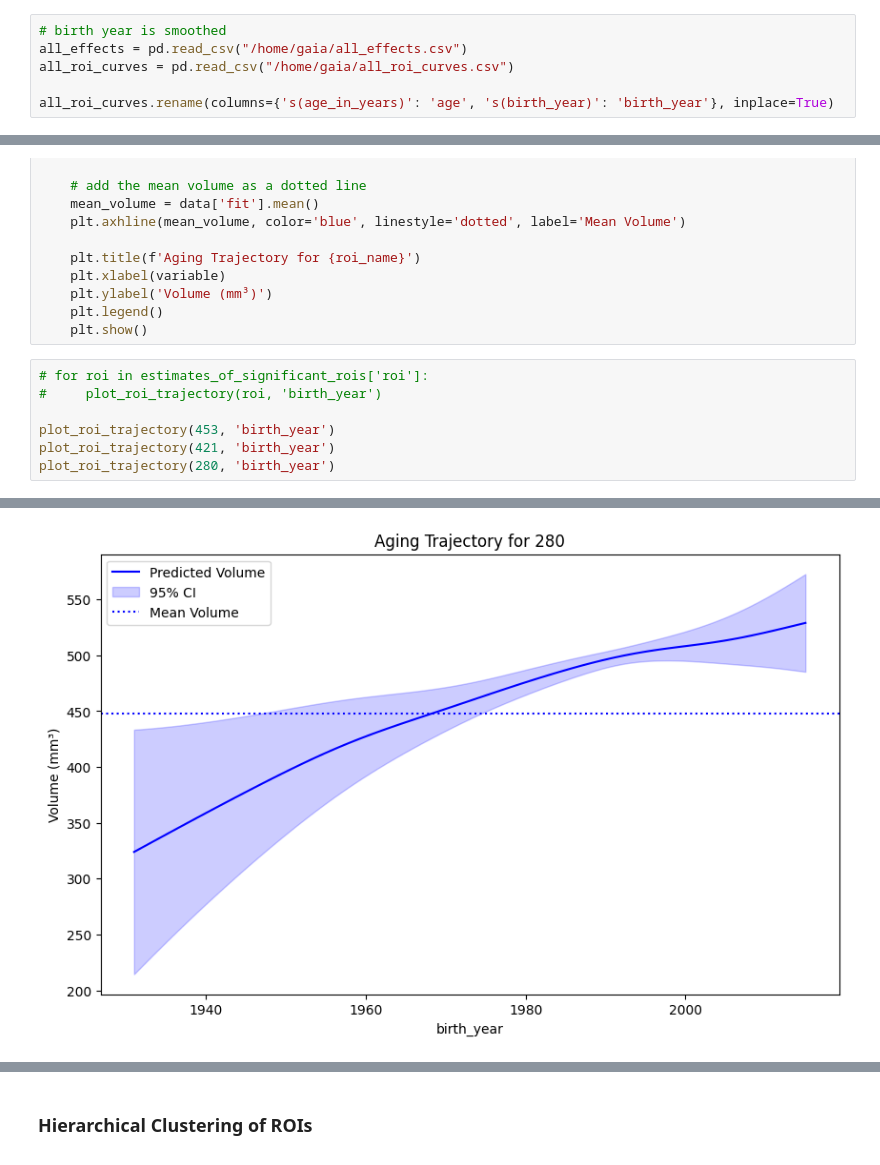
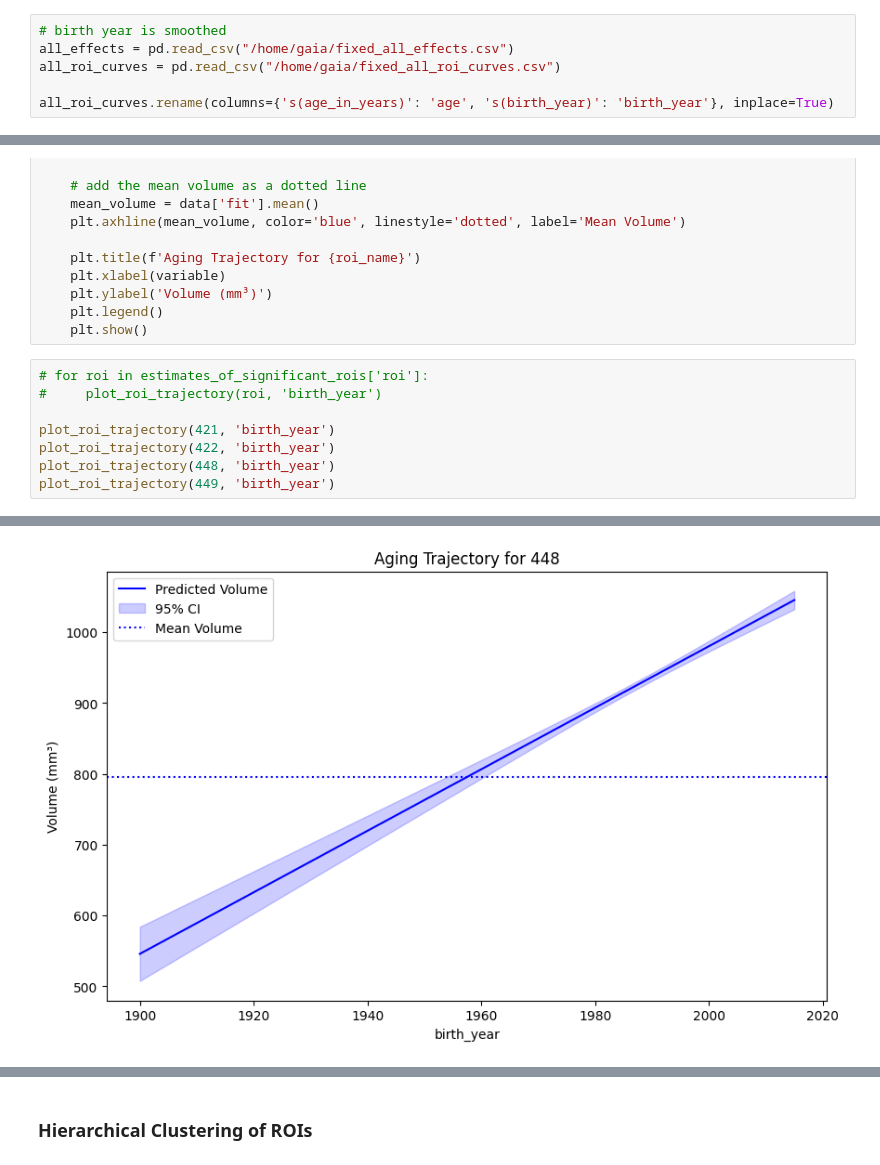
Before and after one commit to GaiaNegev13/legacy_pipe, a Jupyter notebook: scripts/data_analysis/gam.ipynb, the cells around one changed output, grey strips where cells are left out. Cells and saved outputs as stored; diff of their text form.

```diff
--- a/scripts/data_analysis/gam.ipynb
+++ b/scripts/data_analysis/gam.ipynb
@@ -202,8 +254,8 @@ smooth effect (non-linear) - includes age_in_years, tiv
 * all_roi_curves : fit and se per roi
 # %%
 # birth year is smoothed
-all_effects = pd.read_csv("/home/gaia/all_effects.csv")
-all_roi_curves = pd.read_csv("/home/gaia/all_roi_curves.csv")
+all_effects = pd.read_csv("/home/gaia/fixed_all_effects.csv")
+all_roi_curves = pd.read_csv("/home/gaia/fixed_all_roi_curves.csv")
 
 all_roi_curves.rename(columns={'s(age_in_years)': 'age', 's(birth_year)': 'birth_year'}, inplace=True)
 # %% [markdown]
@@ -368,7 +420,8 @@ def plot_roi_trajectory(roi_name, variable):
 # for roi in estimates_of_significant_rois['roi']:
 #     plot_roi_trajectory(roi, 'birth_year')
 
-plot_roi_trajectory(453, 'birth_year')
 plot_roi_trajectory(421, 'birth_year')
-plot_roi_trajectory(280, 'birth_year')
+plot_roi_trajectory(422, 'birth_year')
+plot_roi_trajectory(448, 'birth_year')
+plot_roi_trajectory(449, 'birth_year')
 # %% [output]
@@ -377 +430 @@ plot_roi_trajectory(280, 'birth_year')
-[figure, old version]
+[figure, new version]
```
Also changed, not shown: parts of 17 cells of this notebook, 4 other files.
